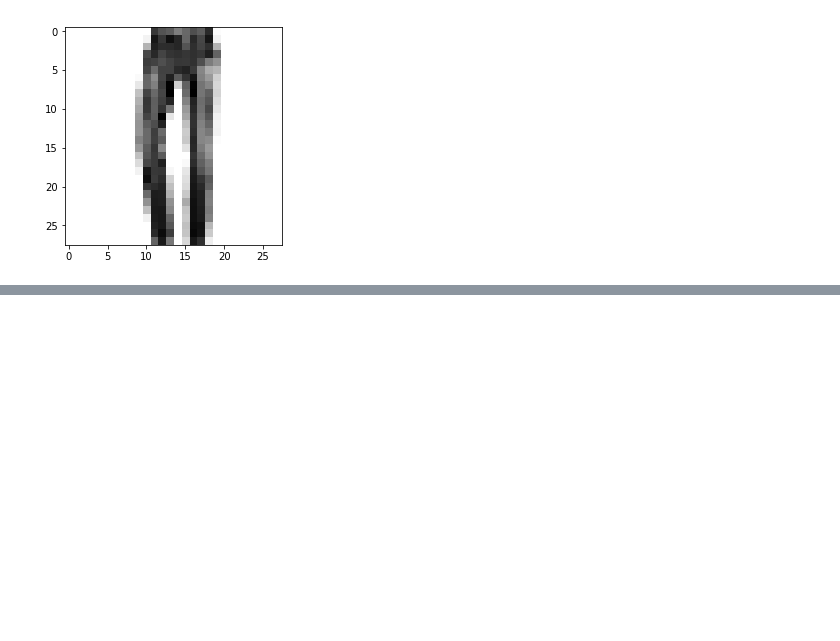
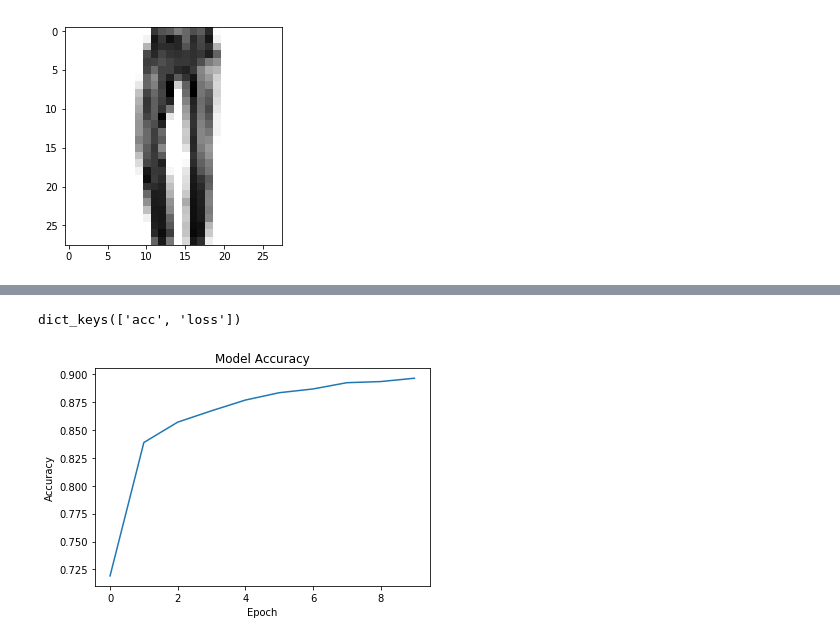
Before and after one commit to SidJain1412/FashionMNIST, a Jupyter notebook: KerasCNN.ipynb, the cells around one changed output, grey strips where cells are left out. Saved outputs shown, nothing was run; the diff lists cells and outputs as text; code cells hidden in the pictures; blank space fills up the shorter version.

Commit message:
Added accuracy plots

```diff
--- a/KerasCNN.ipynb
+++ b/KerasCNN.ipynb
@@ -101,4 +107,4 @@ classifier.compile(
     optimizer='adam', loss='sparse_categorical_crossentropy', metrics=['accuracy'])
 # %%
 %%time
-classifier.fit(train_X, train_y, epochs=10, batch_size=256)
+history = classifier.fit(train_X, train_y, epochs=10, batch_size=256)
@@ -105,2 +129,13 @@ classifier.fit(train_X, train_y, epochs=10, batch_size=256)
+# %%
+print(history.history.keys())
+
+plt.plot(history.history['acc'])
+plt.title('Model Accuracy')
+plt.ylabel('Accuracy')
+plt.xlabel('Epoch')
+plt.show()
+# %% [output]
+dict_keys(['acc', 'loss'])
+[figure, added]
 # %%
 result = classifier.evaluate(x=test_X, y=test_y)
```
Also changed, not shown: parts of 13 cells of this notebook.
